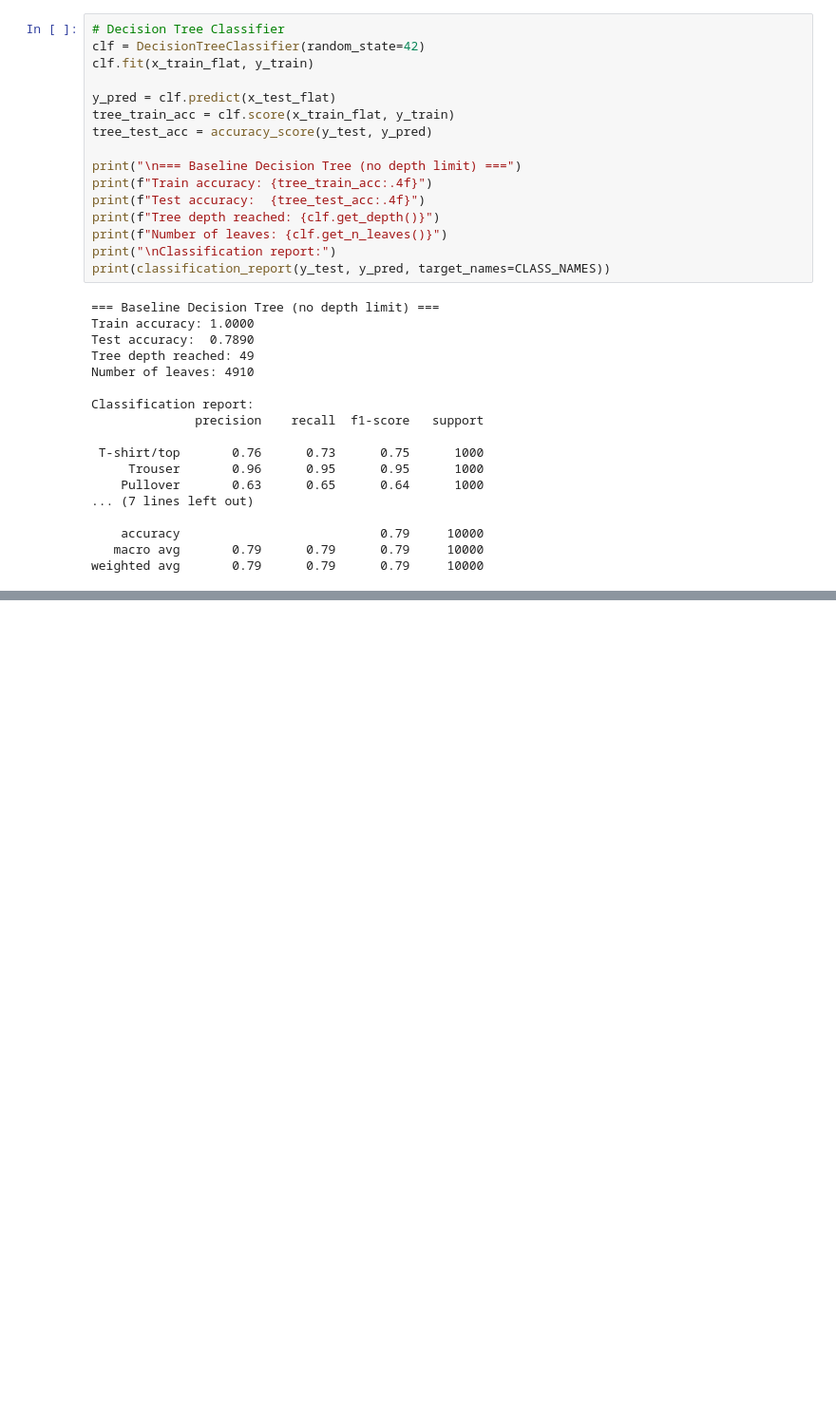
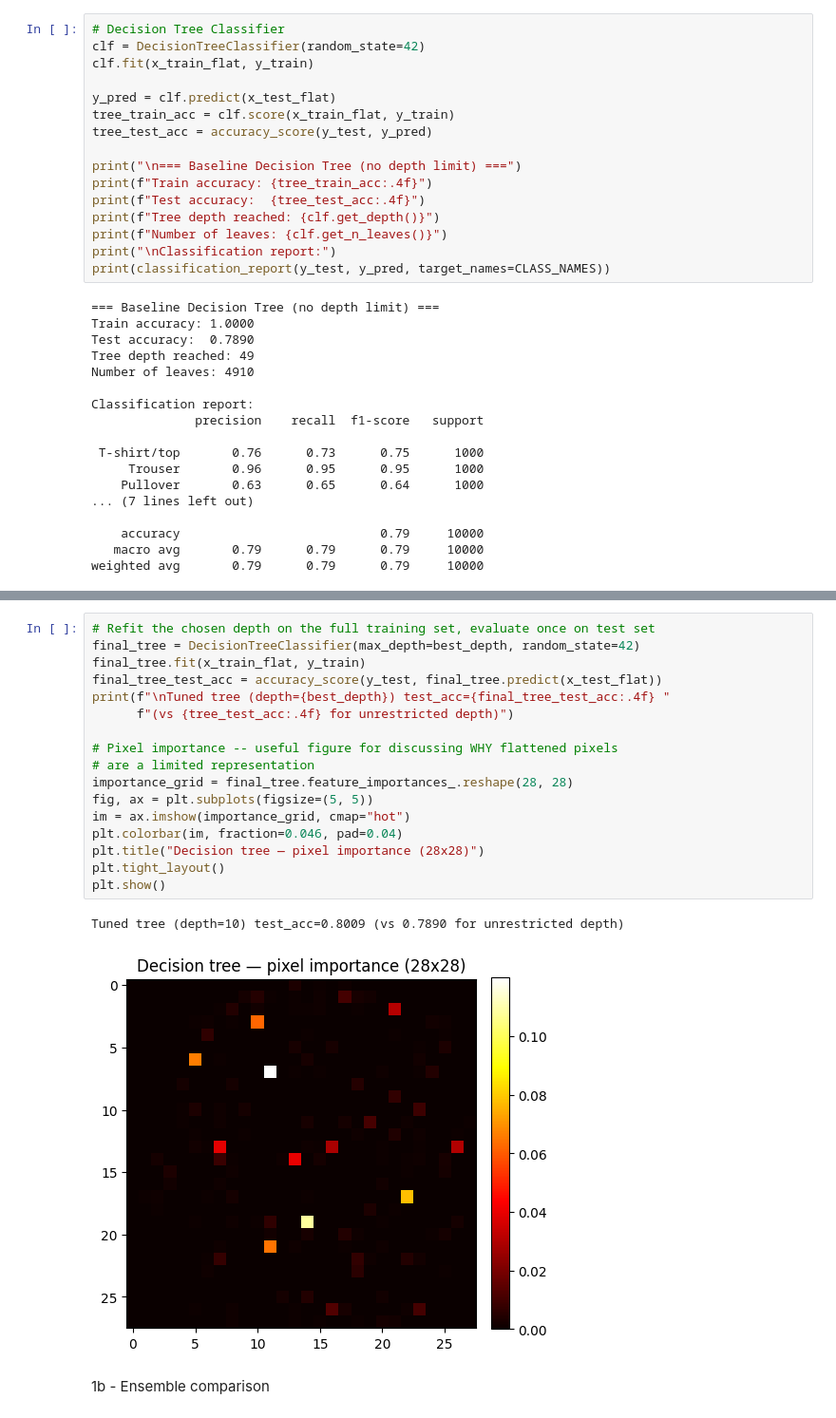
Before and after one commit to NJMiels013/MLA2.0, a Jupyter notebook: MLA_project_code.ipynb, the cells around one changed output, grey strips where cells are left out. Shown at 95% size. Drawn from its saved outputs; the diff is of its cells as text; blank space fills up the shorter version.

```diff
--- a/MLA_project_code.ipynb
+++ b/MLA_project_code.ipynb
@@ -69,3 +128,25 @@ weighted avg       0.79      0.79      0.79     10000
+# %%
+# Refit the chosen depth on the full training set, evaluate once on test set
+final_tree = DecisionTreeClassifier(max_depth=best_depth, random_state=42)
+final_tree.fit(x_train_flat, y_train)
+final_tree_test_acc = accuracy_score(y_test, final_tree.predict(x_test_flat))
+print(f"\nTuned tree (depth={best_depth}) test_acc={final_tree_test_acc:.4f} "
+      f"(vs {tree_test_acc:.4f} for unrestricted depth)")
+
+# Pixel importance -- useful figure for discussing WHY flattened pixels
+# are a limited representation
+importance_grid = final_tree.feature_importances_.reshape(28, 28)
+fig, ax = plt.subplots(figsize=(5, 5))
+im = ax.imshow(importance_grid, cmap="hot")
+plt.colorbar(im, fraction=0.046, pad=0.04)
+plt.title("Decision tree — pixel importance (28x28)")
+plt.tight_layout()
+plt.show()
+# %% [output]
+Tuned tree (depth=10) test_acc=0.8009 (vs 0.7890 for unrestricted depth)
+[figure, added]
+# %% [markdown]
+1b - Ensemble comparison
 # %%
 # Random Forest Ensemble
 rf = RandomForestClassifier(
```
Also changed, not shown: parts of 11 cells of this notebook.
